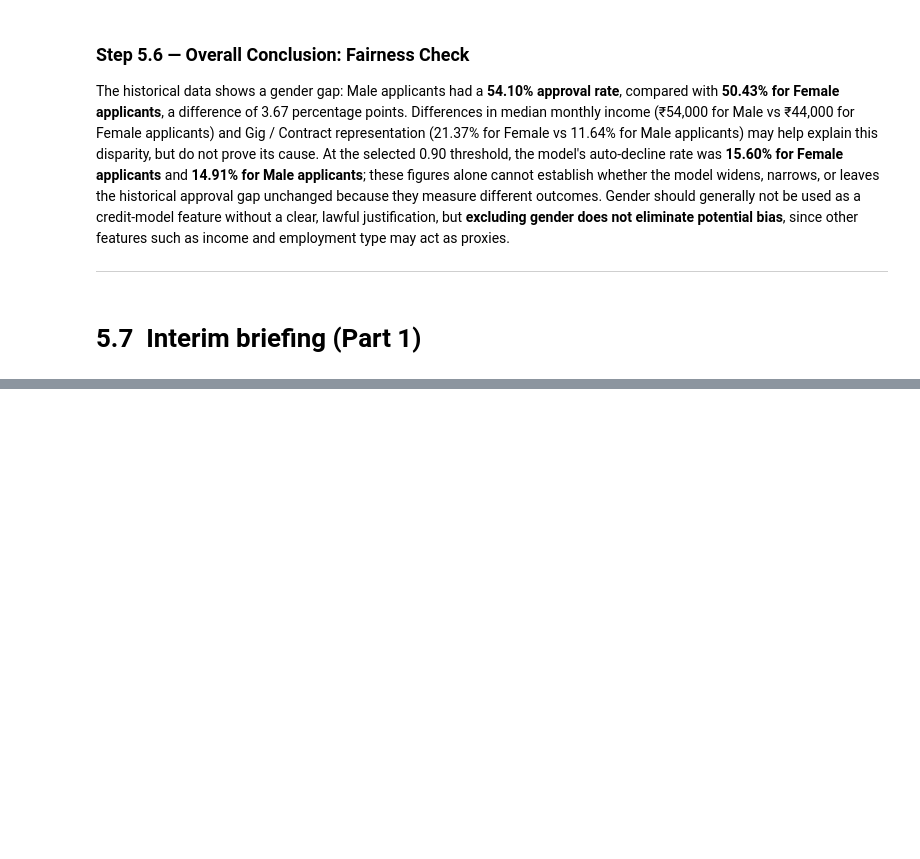
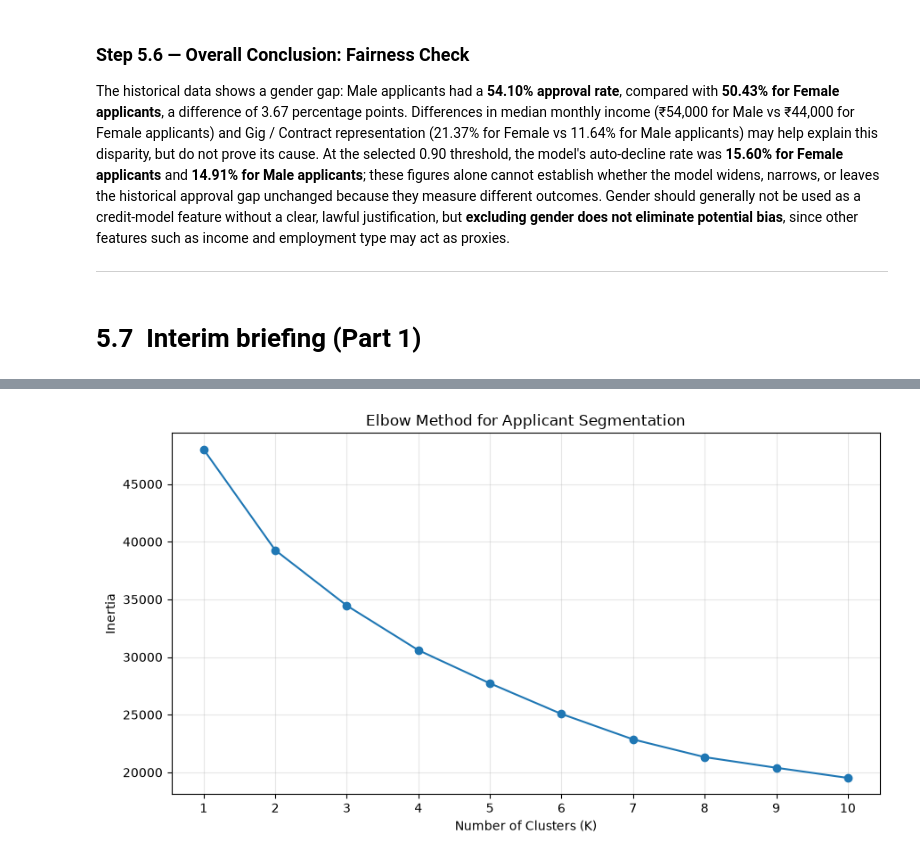
Before and after one commit to rameshworkmail111-stack/Mini_UseCase_02_Credit_Pre-Screening_Engine, a Jupyter notebook: VALLE_RAMESH_MUC02_Path3_Notebook.ipynb, the cells around one changed output, grey strips where cells are left out. Saved outputs shown, nothing was run; the diff lists cells and outputs as text; code cells hidden in the pictures; blank space fills up the shorter version.

```diff
--- a/VALLE.RAMESH_MUC02_Path3_Notebook.ipynb
+++ b/VALLE_RAMESH_MUC02_Path3_Notebook.ipynb
@@ -3080,0 +4195,37 @@ The Logistic Regression model's recommended auto-decline threshold is **0.90**,
+# %%
+# Step 5.12.2 — Elbow Method to Select the Number of Clusters
+
+from sklearn.cluster import KMeans
+import matplotlib.pyplot as plt
+
+inertia_values = []
+k_values = range(1, 11)
+
+for k in k_values:
+    kmeans = KMeans(
+        n_clusters=k,
+        random_state=42,
+        n_init=10
+    )
+
+    kmeans.fit(X_cluster_scaled)
+    inertia_values.append(kmeans.inertia_)
+
+# Plot the elbow curve
+plt.figure(figsize=(9, 5))
+
+plt.plot(
+    list(k_values),
+    inertia_values,
+    marker="o"
+)
+
+plt.title("Elbow Method for Applicant Segmentation")
+plt.xlabel("Number of Clusters (K)")
+plt.ylabel("Inertia")
+plt.xticks(list(k_values))
+plt.grid(True, alpha=0.3)
+plt.tight_layout()
+plt.show()
+# %% [output]
+[figure, added]
```
Also changed, not shown: parts of 43 cells of this notebook, 1 other file.
